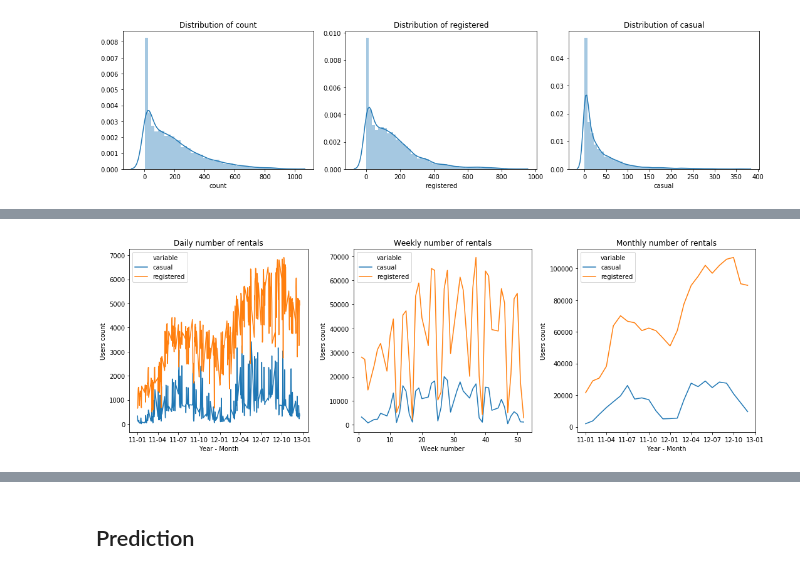
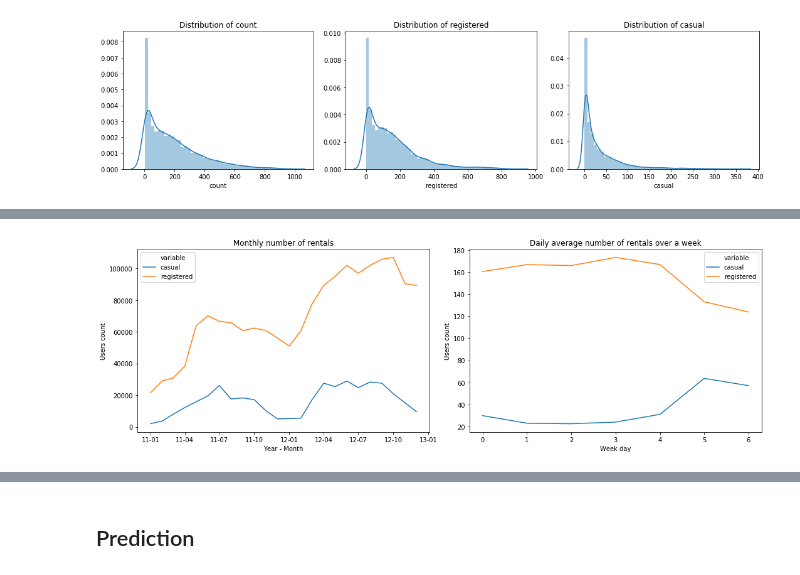
Before and after one commit to InesVA/predicting-bike-sharing-demand, a Jupyter notebook: Bike Sharing Prediction.ipynb, the cells around one changed output, grey strips where cells are left out. Saved outputs shown, nothing was run; the diff lists cells and outputs as text; code cells hidden in the pictures.

```diff
--- a/Bike Sharing Prediction.ipynb
+++ b/Bike Sharing Prediction.ipynb
@@ -60,8 +60,8 @@ from sklearn.linear_model import LinearRegression, Ridge
 import xgboost as xg
 # %%
 # Importing datasets
-train = pd.read_csv('data/train.csv')
-test = pd.read_csv('data/test.csv')
+train = pd.read_csv('Desktop/data/train.csv')
+test = pd.read_csv('Desktop/data/test.csv')
 
 # Merging datasets
 train["is_train"] = [1 for x in range(train.shape[0])]
@@ -160,15 +150,3 @@
-# %%
-# Creating new variables from windspeed, temp and atemp
-datasets["tempminusatemp"] = [-1 if (datasets.atemp[x] - datasets.temp[x]) < 0
-                              else 1 if (datasets.atemp[x] - datasets.temp[x]) > 3.7
-                              else float('nan') for x in range(datasets.shape[0])]
-datasets["tempcategory"] = [0 if datasets.temp[x] < 13.5
-                            else 1 if datasets.temp[x] < 20
-                            else 2 if datasets.temp[x] < 27
-                            else 3 for x in range(datasets.shape[0])]
-datasets["humiditycategory"] = [0 if datasets.humidity[x] < 47
-                                else 1 if datasets.humidity[x] < 78
-                                else 2 for x in range(datasets.shape[0])]
 # %%
 train = datasets[datasets.is_train == 1]
 test = datasets[datasets.is_train == 0]
@@ -219,24 +263,19 @@
 # %%
 # Aggregating values daily, weekly and monthly
-aggregationDate = train.groupby("date")["casual", "registered"].sum().reset_index().melt(id_vars=["date"])
-aggregationWeek = train.groupby("weeknumber")["casual", "registered"].sum().reset_index().melt(id_vars=["weeknumber"])
+aggregationWeek = train.groupby("weekday")["casual", "registered"].mean().reset_index().melt(id_vars=["weekday"])
 aggregationMonth = train.groupby("monthyear")["casual", "registered"].sum().reset_index().melt(id_vars=["monthyear"])
 aggregationMonth.monthyear = [aggregationMonth.monthyear[x].to_timestamp() for x in range(aggregationMonth.shape[0])]
 
 # Displaying values
-fig, axes= plt.subplots(nrows=1, ncols=3, figsize=(15,5))
+fig, axes= plt.subplots(nrows=1, ncols=2, figsize=(15,5))
 
-sn.lineplot(data=aggregationDate, x="date", y="value", hue="variable", hue_order=["casual", "registered"], ax=axes[0])
-axes[0].set(xlabel='Year - Month', ylabel='Users count',title="Daily number of rentals")
+sn.lineplot(data=aggregationMonth, x="monthyear", y="value", hue="variable", hue_order=["casual", "registered"], ax=axes[0])
+axes[0].set(xlabel='Year - Month', ylabel='Users count',title="Monthly number of rentals")
 axes[0].xaxis.set_major_formatter(DateFormatter("%y-%m"))
 
-sn.lineplot(data=aggregationWeek, x="weeknumber", y="value", hue="variable", hue_order=["casual", "registered"], ax=axes[1])
-axes[1].set(xlabel='Week number', ylabel='Users count',title="Weekly number of rentals")
-
-sn.lineplot(data=aggregationMonth, x="monthyear", y="value", hue="variable", hue_order=["casual", "registered"], ax=axes[2])
-axes[2].set(xlabel='Year - Month', ylabel='Users count',title="Monthly number of rentals")
-axes[2].xaxis.set_major_formatter(DateFormatter("%y-%m"))
+sn.lineplot(data=aggregationWeek, x="weekday", y="value", hue="variable", hue_order=["casual", "registered"], ax=axes[1])
+axes[1].set(xlabel='Week day', ylabel='Users count',title="Daily average number of rentals over a week")
 
 plt.tight_layout()
 # %% [output]
-[figure, old version]
+[figure, new version]
```
Also changed, not shown: parts of 53 cells of this notebook, 1 other file.
